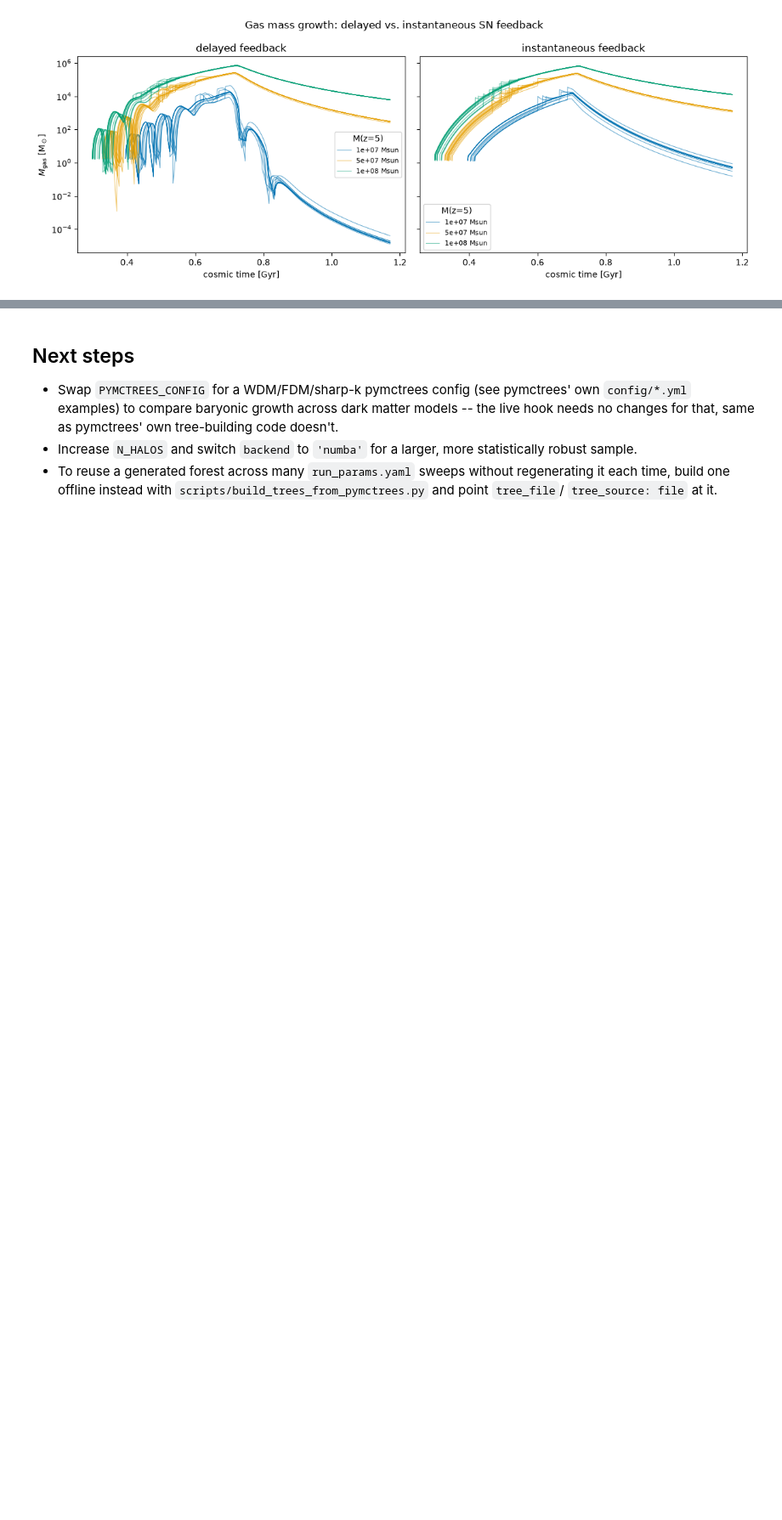
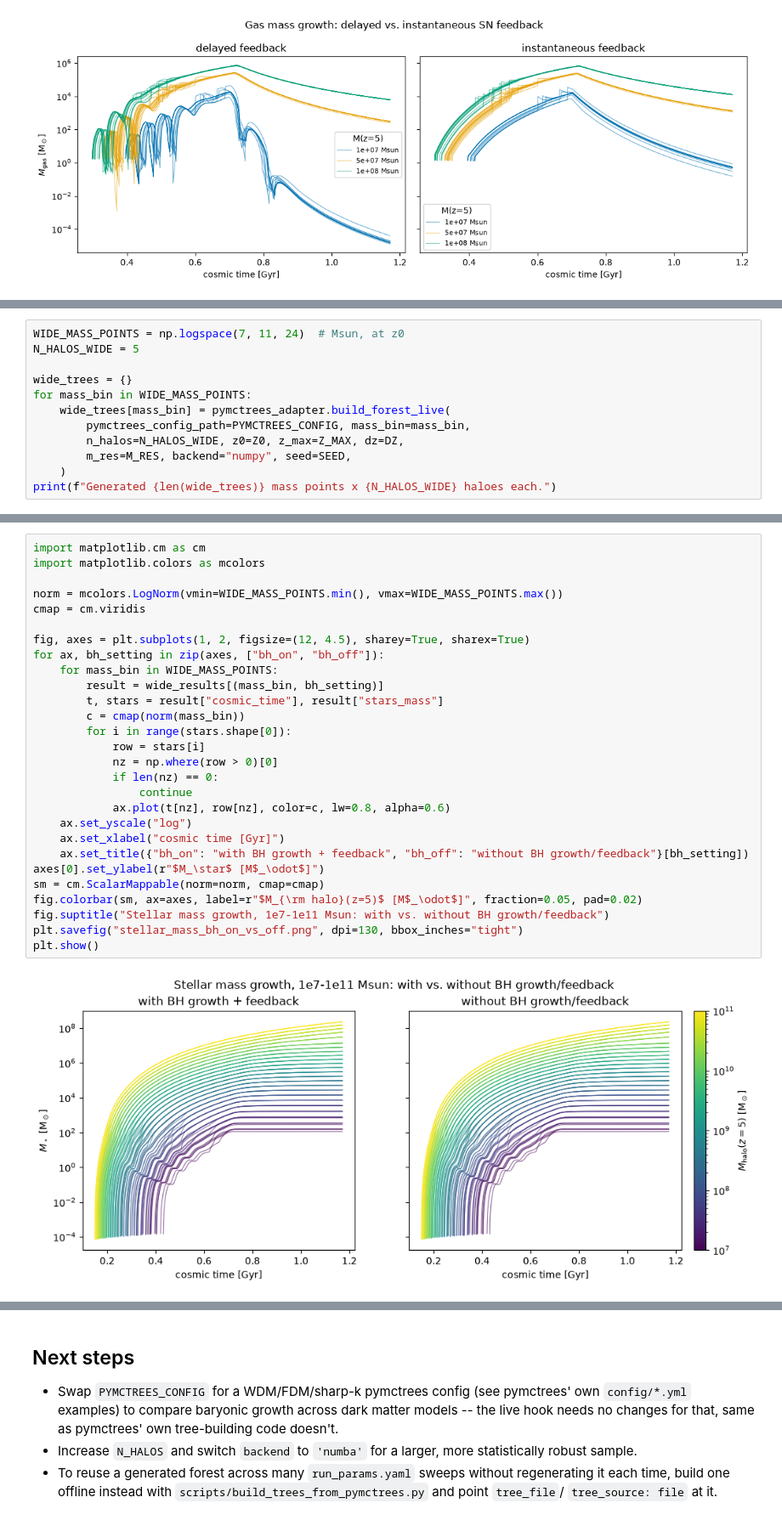
Before and after one commit to doctorcbpower/Ashvini, a Jupyter notebook: notebooks/pymctrees_ashvini_demo.ipynb, the cells around one changed output, grey strips where cells are left out. Shown at 85% size. Cells and saved outputs as stored; diff of their text form; blank space fills up the shorter version.

```diff
--- a/notebooks/pymctrees_ashvini_demo.ipynb
+++ b/notebooks/pymctrees_ashvini_demo.ipynb
@@ -159,0 +168,12 @@ plt.show()
+# %%
+WIDE_MASS_POINTS = np.logspace(7, 11, 24)  # Msun, at z0
+N_HALOS_WIDE = 5
+
+wide_trees = {}
+for mass_bin in WIDE_MASS_POINTS:
+    wide_trees[mass_bin] = pymctrees_adapter.build_forest_live(
+        pymctrees_config_path=PYMCTREES_CONFIG, mass_bin=mass_bin,
+        n_halos=N_HALOS_WIDE, z0=Z0, z_max=Z_MAX, dz=DZ,
+        m_res=M_RES, backend="numpy", seed=SEED,
+    )
+print(f"Generated {len(wide_trees)} mass points x {N_HALOS_WIDE} haloes each.")
@@ -159,0 +229,30 @@ plt.show()
+# %%
+import matplotlib.cm as cm
+import matplotlib.colors as mcolors
+
+norm = mcolors.LogNorm(vmin=WIDE_MASS_POINTS.min(), vmax=WIDE_MASS_POINTS.max())
+cmap = cm.viridis
+
+fig, axes = plt.subplots(1, 2, figsize=(12, 4.5), sharey=True, sharex=True)
+for ax, bh_setting in zip(axes, ["bh_on", "bh_off"]):
+    for mass_bin in WIDE_MASS_POINTS:
+        result = wide_results[(mass_bin, bh_setting)]
+        t, stars = result["cosmic_time"], result["stars_mass"]
+        c = cmap(norm(mass_bin))
+        for i in range(stars.shape[0]):
+            row = stars[i]
+            nz = np.where(row > 0)[0]
+            if len(nz) == 0:
+                continue
+            ax.plot(t[nz], row[nz], color=c, lw=0.8, alpha=0.6)
+    ax.set_yscale("log")
+    ax.set_xlabel("cosmic time [Gyr]")
+    ax.set_title({"bh_on": "with BH growth + feedback", "bh_off": "without BH growth/feedback"}[bh_setting])
+axes[0].set_ylabel(r"$M_\star$ [M$_\odot$]")
+sm = cm.ScalarMappable(norm=norm, cmap=cmap)
+fig.colorbar(sm, ax=axes, label=r"$M_{\rm halo}(z=5)$ [M$_\odot$]", fraction=0.05, pad=0.02)
+fig.suptitle("Stellar mass growth, 1e7-1e11 Msun: with vs. without BH growth/feedback")
+plt.savefig("stellar_mass_bh_on_vs_off.png", dpi=130, bbox_inches="tight")
+plt.show()
+# %% [output]
+[figure, added]
```
Also changed, not shown: parts of 12 cells of this notebook, 1 other file.
